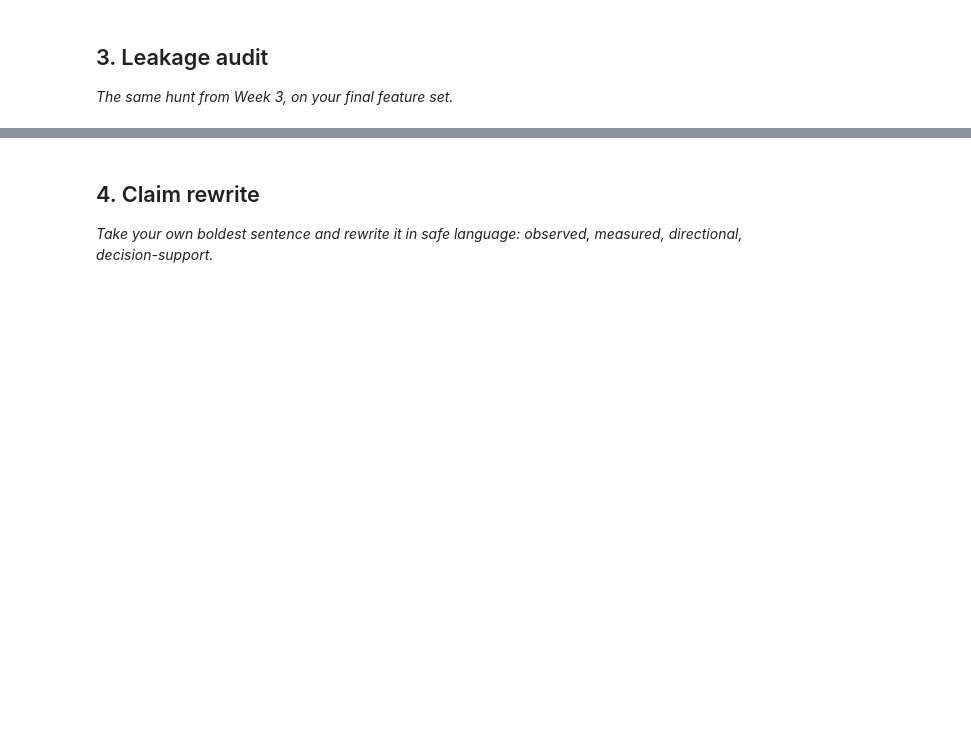
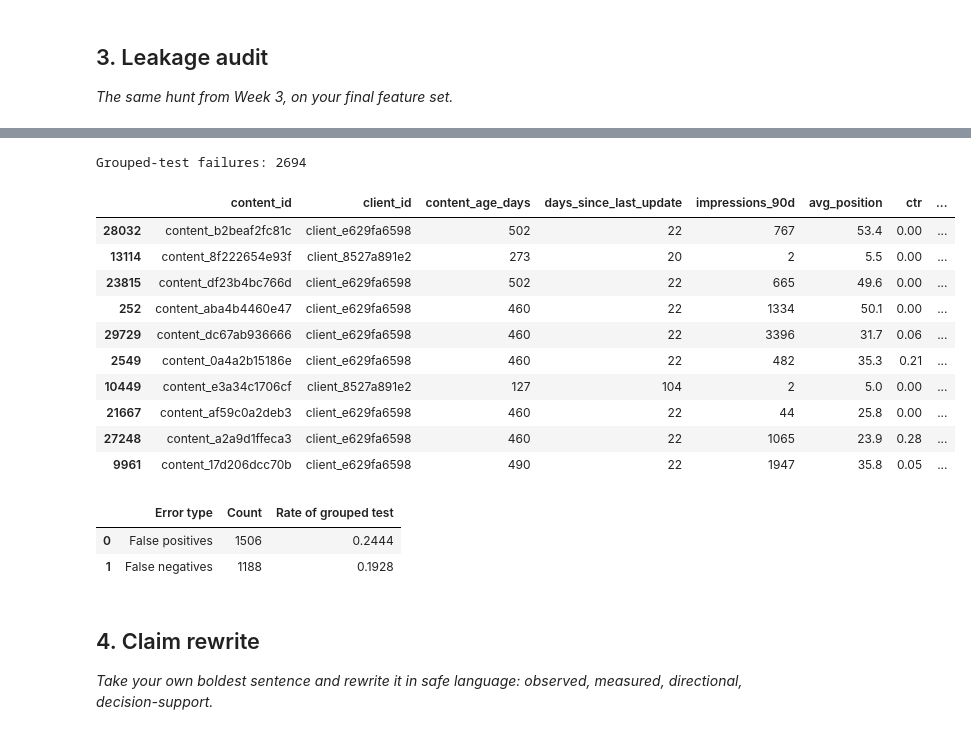
Before and after one commit to RaihanBasha7/flyrank-ml-internship, a Jupyter notebook: work/notebooks/w06_validation_audit.ipynb, the cells around one changed output, grey strips where cells are left out. Cells and saved outputs as stored; diff of their text form; code cells hidden in the pictures; blank space fills up the shorter version.

```diff
--- a/work/notebooks/w06_validation_audit.ipynb
+++ b/work/notebooks/w06_validation_audit.ipynb
@@ -30,3 +409,75 @@ This skeleton is yours to fill. Work the sections **in order** — each one has
+# %%
+# Build an error table for the grouped test set.
+group_test = df.iloc[group_test_idx].copy()
+group_test["predicted_probability"] = group_scores
+group_test["predicted_label"] = (group_scores >= 0.5).astype(int)
+group_test["error_type"] = np.select(
+    [
+        (group_test[TARGET] == 0) & (group_test["predicted_label"] == 1),
+        (group_test[TARGET] == 1) & (group_test["predicted_label"] == 0),
+    ],
+    ["False positive", "False negative"],
+    default="Correct"
+)
+
+failure_columns = [
+    c for c in [
+        "content_id",
+        "client_id",
+        "content_age_days",
+        "days_since_last_update",
+        "impressions_90d",
+        "avg_position",
+        "ctr",
+        "word_count",
+        TARGET,
+        "predicted_probability",
+        "predicted_label",
+        "error_type",
+    ]
+    if c in group_test.columns
+]
+
+failures = group_test[group_test["error_type"] != "Correct"]
+
+print("Grouped-test failures:", len(failures))
+display(
+    failures[failure_columns]
+    .sort_values("predicted_probability")
+    .head(10)
+)
+# %% [output]
+Grouped-test failures: 2694
+|  | content_id | client_id | content_age_days | days_since_last_update | impressions_90d | avg_position | ctr | ... |
+| 28032 | content_b2beaf2fc81c | client_e629fa6598 | 502 | 22 | 767 | 53.4 | 0.00 | ... |
+| 13114 | content_8f222654e93f | client_8527a891e2 | 273 | 20 | 2 | 5.5 | 0.00 | ... |
+| 23815 | content_df23b4bc766d | client_e629fa6598 | 502 | 22 | 665 | 49.6 | 0.00 | ... |
+| 252 | content_aba4b4460e47 | client_e629fa6598 | 460 | 22 | 1334 | 50.1 | 0.00 | ... |
+| 29729 | content_dc67ab936666 | client_e629fa6598 | 460 | 22 | 3396 | 31.7 | 0.06 | ... |
+| 2549 | content_0a4a2b15186e | client_e629fa6598 | 460 | 22 | 482 | 35.3 | 0.21 | ... |
+| 10449 | content_e3a34c1706cf | client_8527a891e2 | 127 | 104 | 2 | 5.0 | 0.00 | ... |
+| 21667 | content_af59c0a2deb3 | client_e629fa6598 | 460 | 22 | 44 | 25.8 | 0.00 | ... |
+| 27248 | content_a2a9d1ffeca3 | client_e629fa6598 | 460 | 22 | 1065 | 23.9 | 0.28 | ... |
+| 9961 | content_17d206dcc70b | client_e629fa6598 | 490 | 22 | 1947 | 35.8 | 0.05 | ... |
+# %%
+# Error counts and rates
+error_summary = pd.DataFrame({
+    "Error type": ["False positives", "False negatives"],
+    "Count": [
+        int(((group_test[TARGET] == 0) & (group_test["predicted_label"] == 1)).sum()),
+        int(((group_test[TARGET] == 1) & (group_test["predicted_label"] == 0)).sum()),
+    ]
+})
+
+error_summary["Rate of grouped test"] = (
+    error_summary["Count"] / len(group_test)
+)
+
+display(error_summary.round(4))
+# %% [output]
+|  | Error type | Count | Rate of grouped test |
+| 0 | False positives | 1506 | 0.2444 |
+| 1 | False negatives | 1188 | 0.1928 |
 # %% [markdown]
 ## 4. Claim rewrite
 
```
Also changed, not shown: parts of 20 cells of this notebook.
